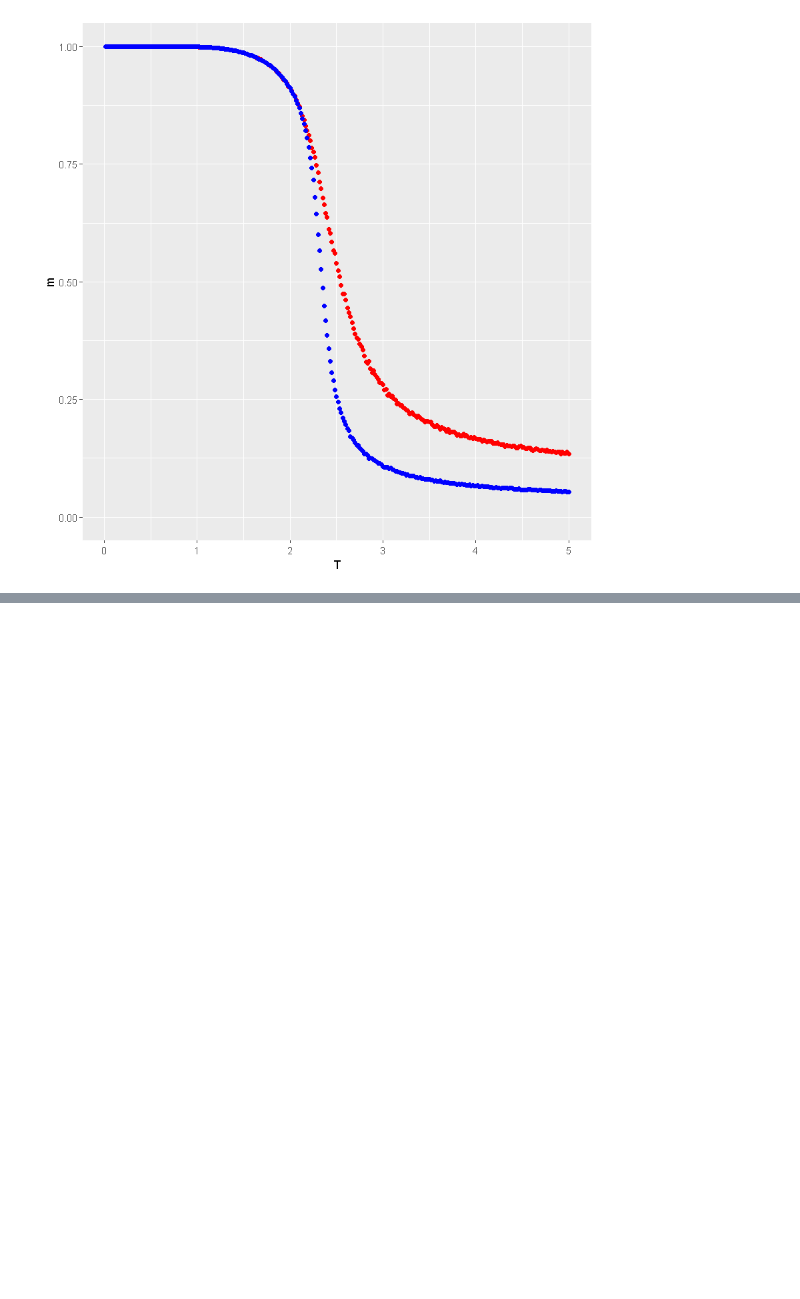
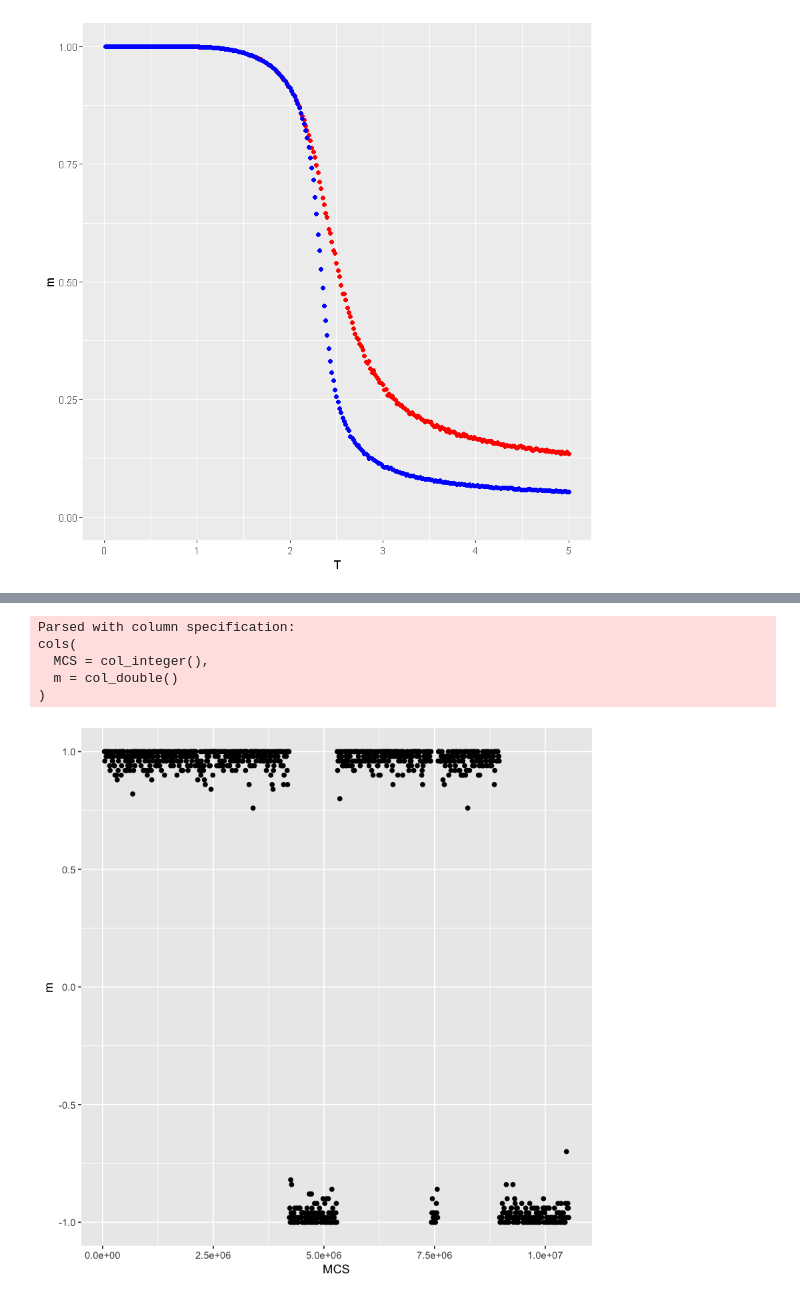
Before and after one commit to Squaess/StatisticalPhysics, a Jupyter notebook: ising_model/plot_results.ipynb, the cells around one changed output, grey strips where cells are left out. Saved outputs shown, nothing was run; the diff lists cells and outputs as text; code cells hidden in the pictures; blank space fills up the shorter version.

```diff
--- a/ising_model/plot_results.ipynb
+++ b/ising_model/plot_results.ipynb
@@ -54,0 +72,10 @@ cols(
+# %%
+data.tmp <- read_csv("tmp.csv")
+ggplot() + geom_point(data = data.tmp, aes(MCS, m))
+# %% [output]
+Parsed with column specification:
+cols(
+  MCS = col_integer(),
+  m = col_double()
+)
+[figure, added]
```
Also changed, not shown: parts of 7 cells of this notebook, 7 other files.
